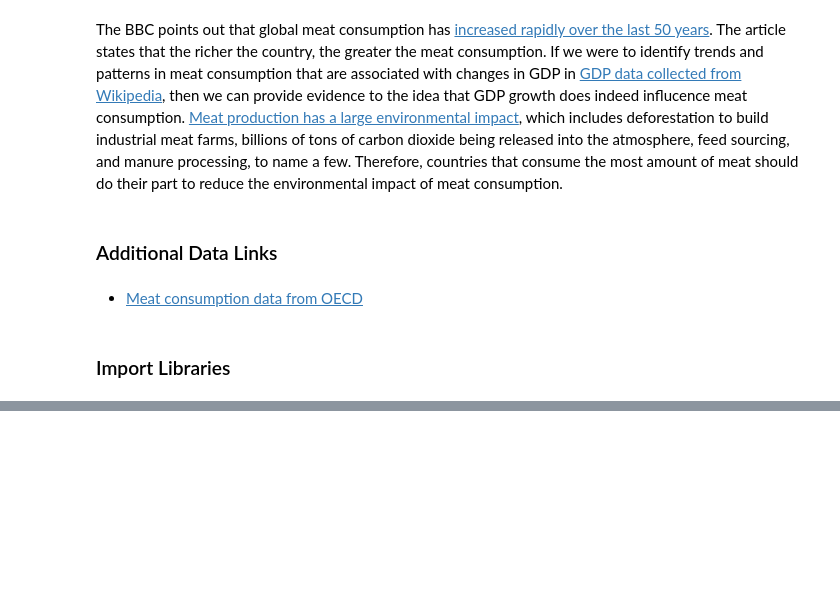
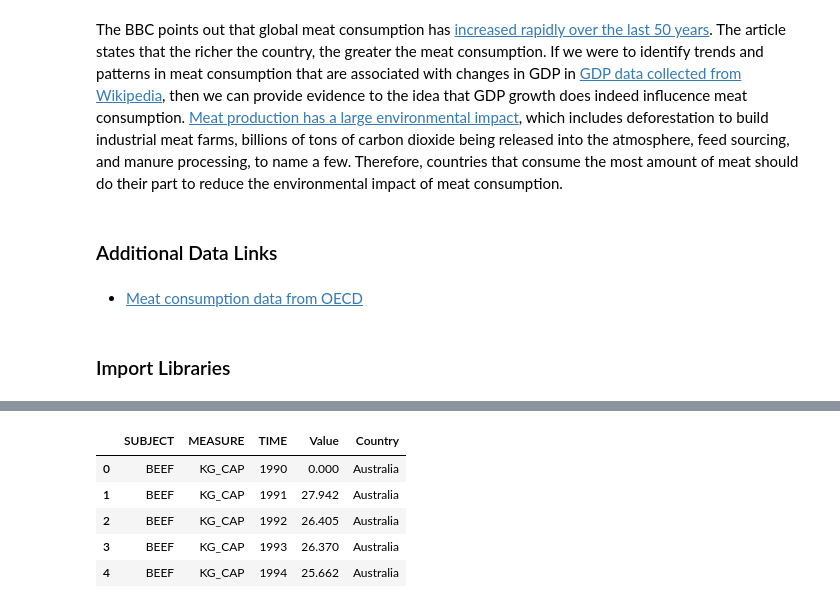
Before and after one commit to peterphung2043/CUNY_DATA_608, a Jupyter notebook: Final Project/Meat Consumption Exploration.ipynb, the cells around one changed output, grey strips where cells are left out. Saved outputs shown, nothing was run; the diff lists cells and outputs as text; code cells hidden in the pictures; blank space fills up the shorter version.

```diff
--- a/Final Project/Meat Consumption Exploration.ipynb
+++ b/Final Project/Meat Consumption Exploration.ipynb
@@ -41,0 +88,10 @@ gdp_df
+# %%
+meat_consumption_modified = pd.merge(meat_consumption_df, country_codes_df, left_on='LOCATION', right_on='Alpha-3 code')[['SUBJECT', 'MEASURE', 'TIME', 'Value', 'Country']]
+meat_consumption_modified.head()
+# %% [output]
+|  | SUBJECT | MEASURE | TIME | Value | Country |
+| 0 | BEEF | KG_CAP | 1990 | 0.000 | Australia |
+| 1 | BEEF | KG_CAP | 1991 | 27.942 | Australia |
+| 2 | BEEF | KG_CAP | 1992 | 26.405 | Australia |
+| 3 | BEEF | KG_CAP | 1993 | 26.370 | Australia |
+| 4 | BEEF | KG_CAP | 1994 | 25.662 | Australia |
```
Also changed, not shown: parts of 22 cells of this notebook, 3 other files.
